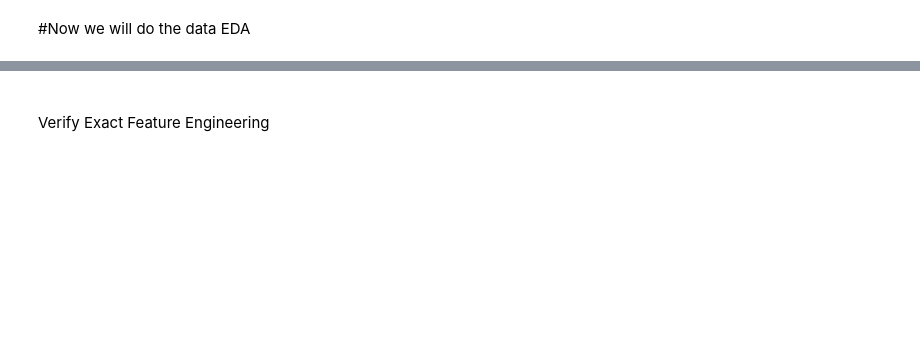
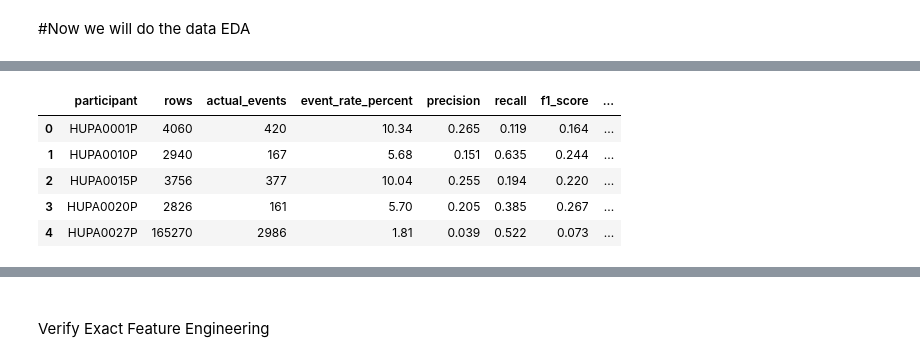
Before and after one commit to shubhampanchal6376/digital-twin, a Jupyter notebook: notebooks/01_data_inspection.ipynb, the cells around one changed output, grey strips where cells are left out. Drawn from its saved outputs; the diff is of its cells as text; code cells hidden in the pictures; blank space fills up the shorter version.

```diff
--- a/notebooks/01_data_inspection.ipynb
+++ b/notebooks/01_data_inspection.ipynb
@@ -4138,0 +7294,55 @@ if y_test.nunique() == 2:
+# %%
+# Evaluate classification performance for each test participant
+
+from sklearn.metrics import (
+    precision_score,
+    recall_score,
+    f1_score,
+    average_precision_score
+)
+
+participant_results = []
+
+for participant in sorted(test_participants):
+
+    participant_mask = (
+        model_df.loc[test_mask, "participant"].to_numpy()
+        == participant
+    )
+
+    actual = y_test.iloc[
+        np.flatnonzero(participant_mask)
+    ]
+
+    participant_probabilities = probabilities[participant_mask]
+    predicted = predictions[participant_mask]
+
+    participant_results.append({
+        "participant": participant,
+        "rows": len(actual),
+        "actual_events": int(actual.sum()),
+        "event_rate_percent": round(actual.mean() * 100, 2),
+        "precision": round(
+            precision_score(actual, predicted, zero_division=0), 3
+        ),
+        "recall": round(
+            recall_score(actual, predicted, zero_division=0), 3
+        ),
+        "f1_score": round(
+            f1_score(actual, predicted, zero_division=0), 3
+        ),
+        "average_precision": round(
+            average_precision_score(actual, participant_probabilities), 4
+        )
+    })
+
+participant_evaluation = pd.DataFrame(participant_results)
+
+display(participant_evaluation)
+# %% [output]
+|  | participant | rows | actual_events | event_rate_percent | precision | recall | f1_score | ... |
+| 0 | HUPA0001P | 4060 | 420 | 10.34 | 0.265 | 0.119 | 0.164 | ... |
+| 1 | HUPA0010P | 2940 | 167 | 5.68 | 0.151 | 0.635 | 0.244 | ... |
+| 2 | HUPA0015P | 3756 | 377 | 10.04 | 0.255 | 0.194 | 0.220 | ... |
+| 3 | HUPA0020P | 2826 | 161 | 5.70 | 0.205 | 0.385 | 0.267 | ... |
+| 4 | HUPA0027P | 165270 | 2986 | 1.81 | 0.039 | 0.522 | 0.073 | ... |
```
Also changed, not shown: parts of 211 cells of this notebook, 3 other files.
